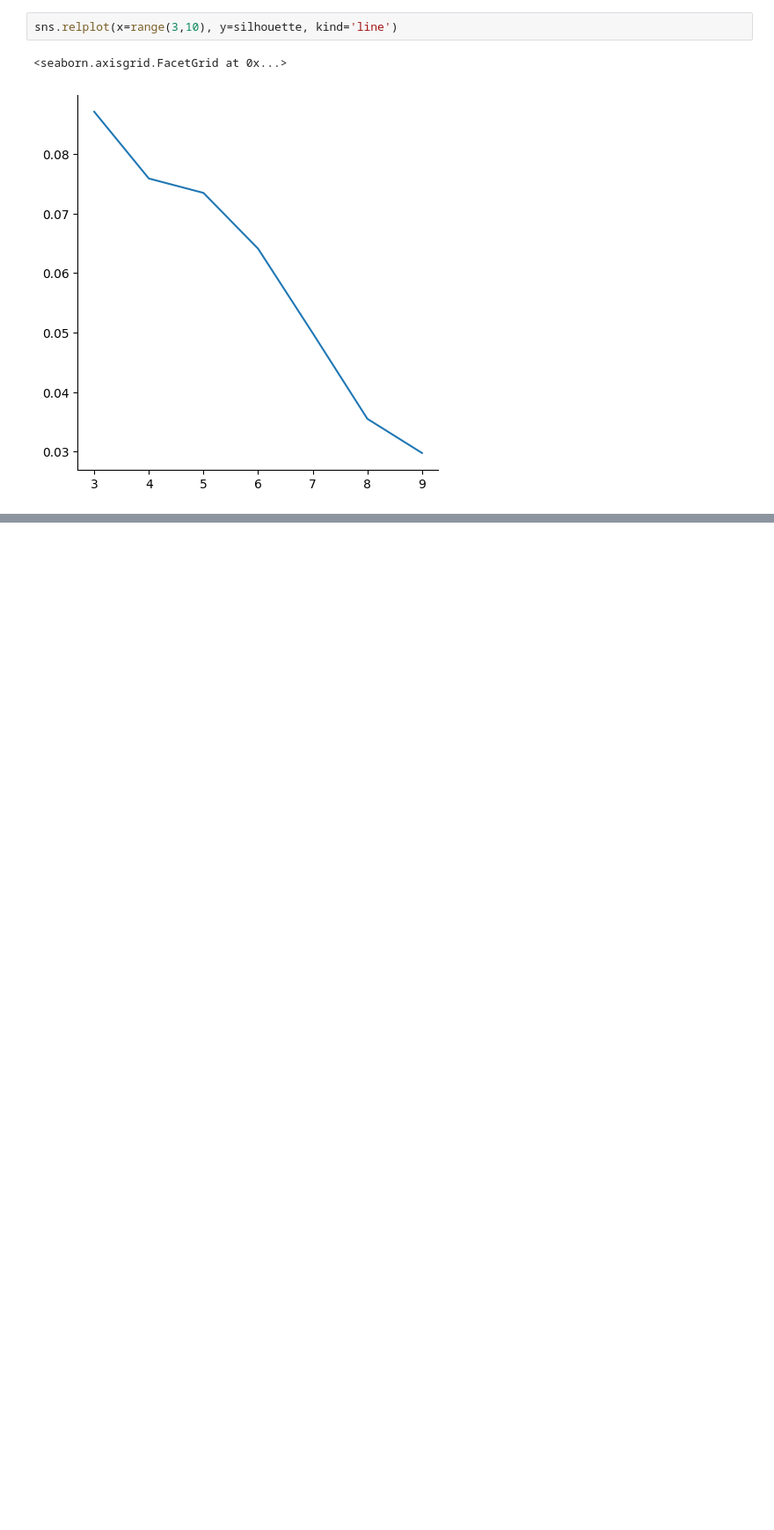
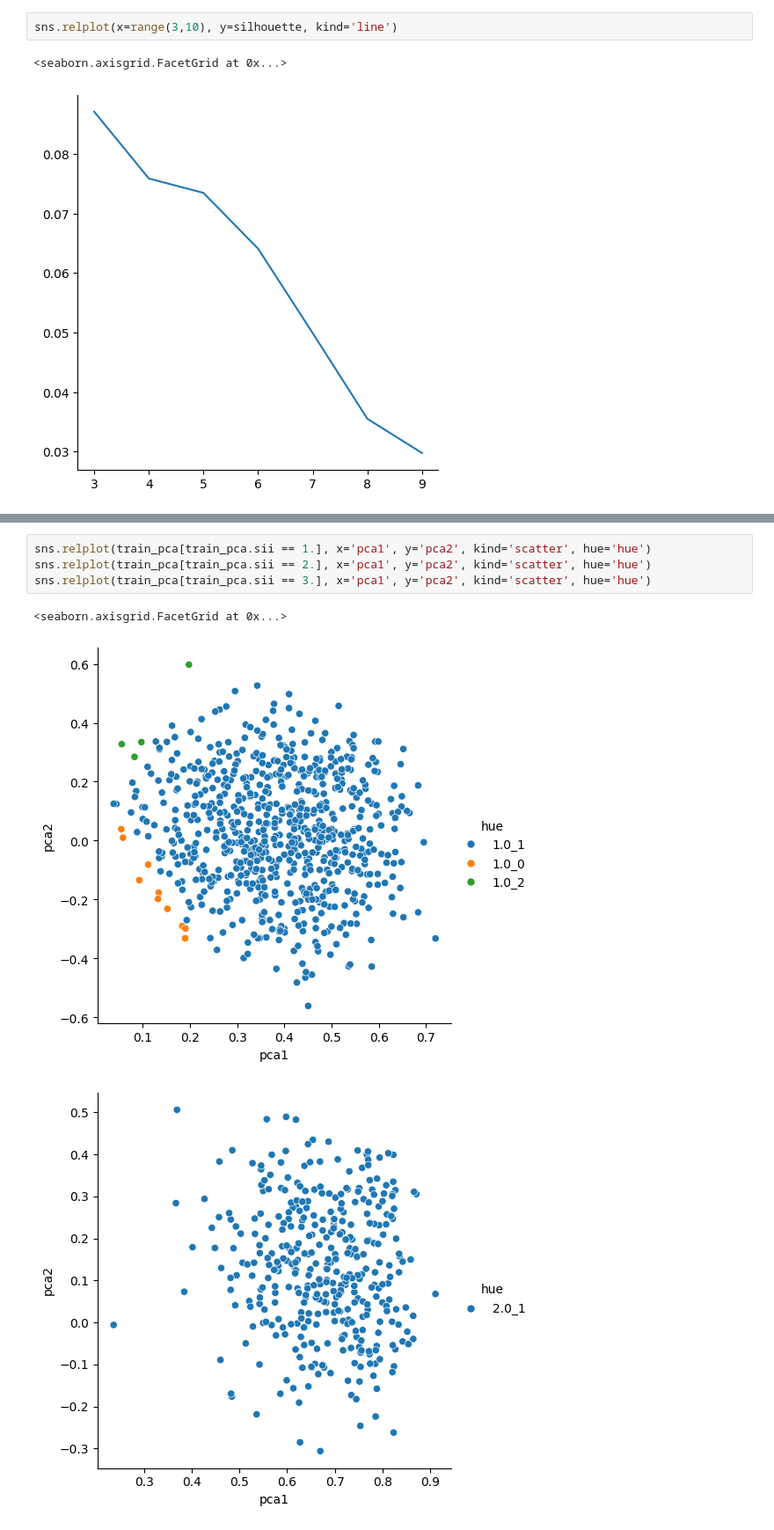
Before and after one commit to lusm554/kaggle_competitions, a Jupyter notebook: problematic-internet-use/fill_missing_target.ipynb, the cells around one changed output, grey strips where cells are left out. Shown at 88% size. Cells and saved outputs as stored; diff of their text form; blank space fills up the shorter version.

```diff
--- a/problematic-internet-use/fill_missing_target.ipynb
+++ b/problematic-internet-use/fill_missing_target.ipynb
@@ -204,0 +254,8 @@ sns.relplot(x=range(3,10), y=silhouette, kind='line')
+# %%
+sns.relplot(train_pca[train_pca.sii == 1.], x='pca1', y='pca2', kind='scatter', hue='hue')
+sns.relplot(train_pca[train_pca.sii == 2.], x='pca1', y='pca2', kind='scatter', hue='hue')
+sns.relplot(train_pca[train_pca.sii == 3.], x='pca1', y='pca2', kind='scatter', hue='hue')
+# %% [output]
+<seaborn.axisgrid.FacetGrid at 0x...>
+[figure, added]
+[figure, added]
```
Also changed, not shown: parts of 9 cells of this notebook.
